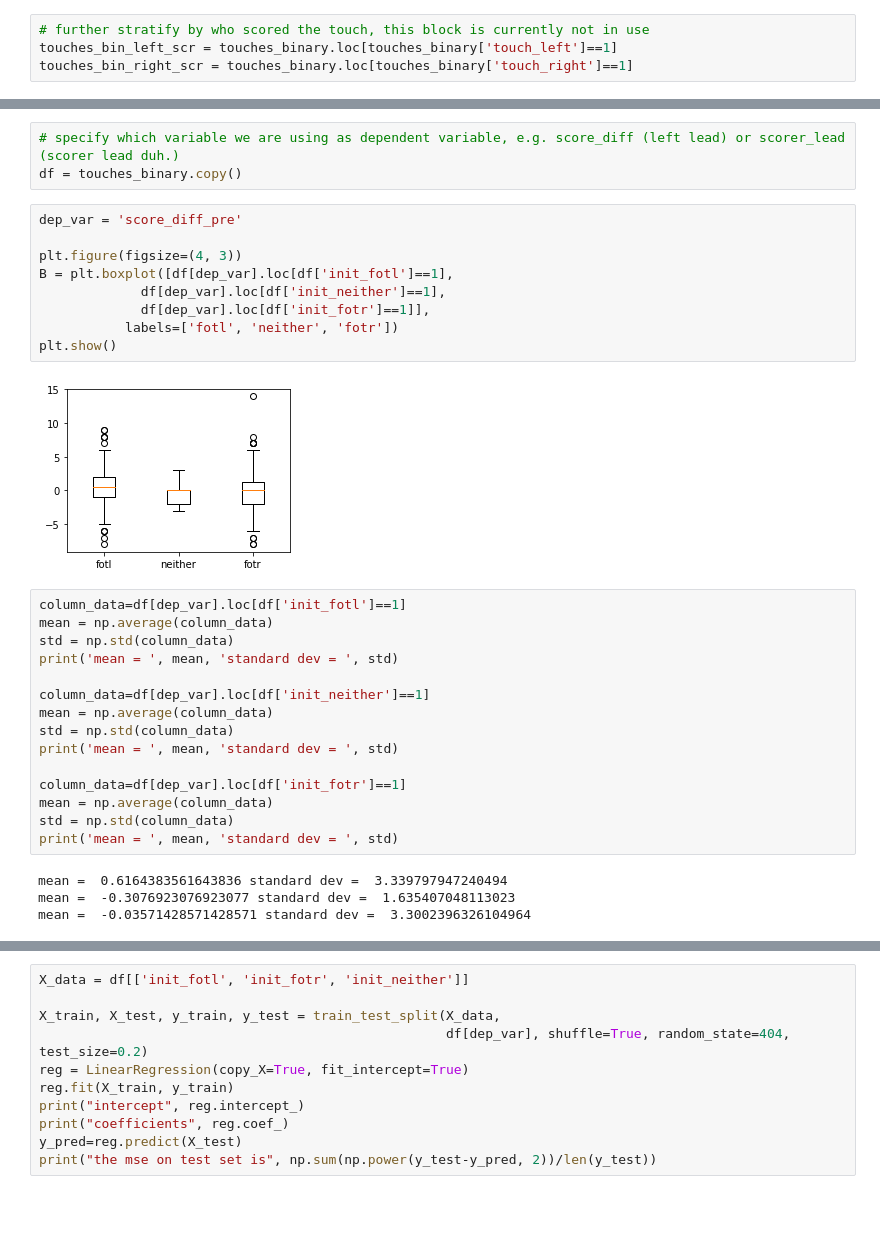
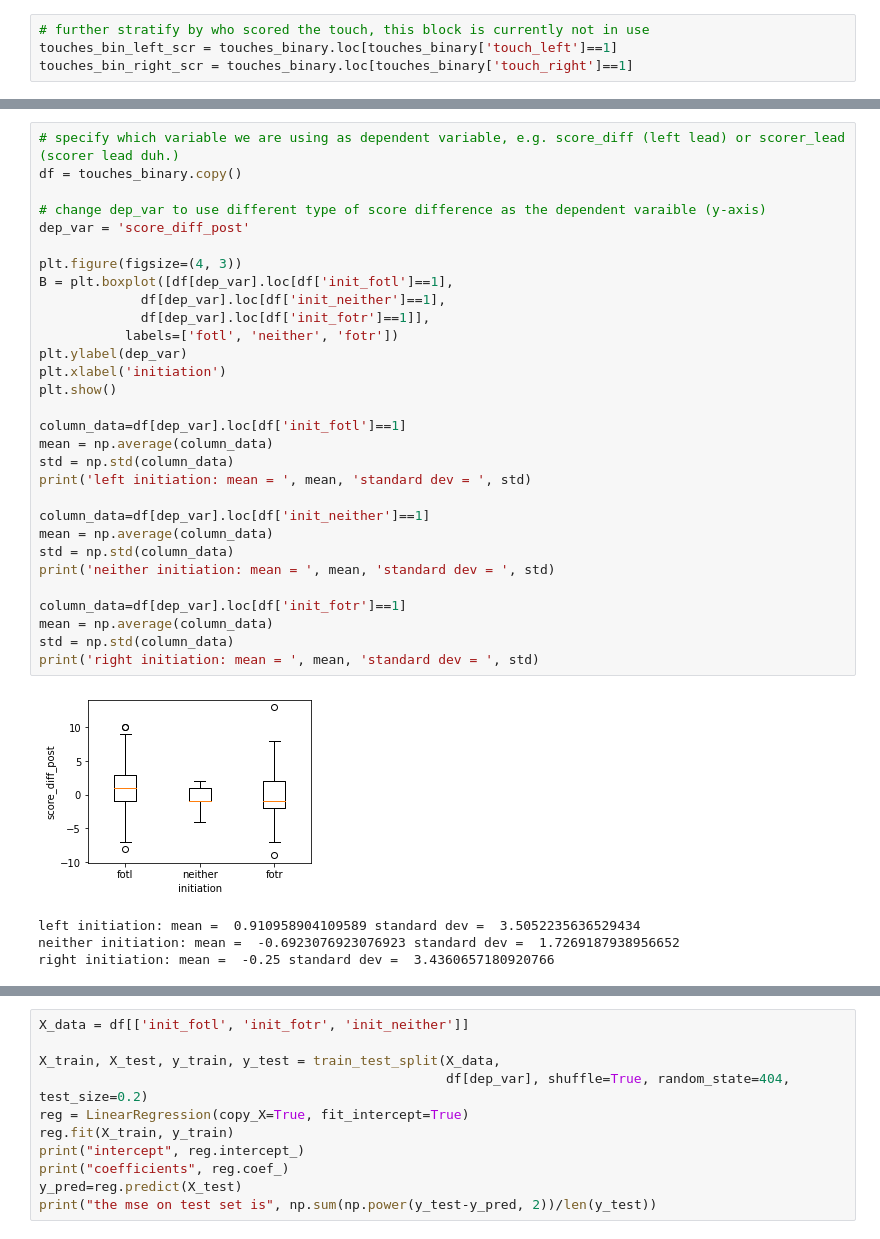
Before and after one commit to KySoza/fencing_2024-data-science-project, a Jupyter notebook: Linear_regression_with_score_differences.ipynb, the cells around one changed output, grey strips where cells are left out. Saved outputs shown, nothing was run; the diff lists cells and outputs as text; blank space fills up the shorter version.

```diff
--- a/Linear_regression_with_score_differences.ipynb
+++ b/Linear_regression_with_score_differences.ipynb
@@ -66,34 +62,36 @@ touches_bin_right_scr = touches_binary.loc[touches_binary['touch_right']==1]
 Variables involved: init_fotl, init_fotr, init_neither, score_diff
-# %%
-# specify which variable we are using as dependent variable, e.g. score_diff (left lead) or scorer_lead (scorer lead duh.)
-df = touches_binary.copy()
-# %%
-dep_var = 'score_diff_pre'
-
-plt.figure(figsize=(4, 3))
-B = plt.boxplot([df[dep_var].loc[df['init_fotl']==1],
-             df[dep_var].loc[df['init_neither']==1],
-             df[dep_var].loc[df['init_fotr']==1]],
-           labels=['fotl', 'neither', 'fotr'])
-plt.show()
-# %% [output]
-[figure, removed]
 # %%
+# specify which variable we are using as dependent variable, e.g. score_diff (left lead) or scorer_lead (scorer lead duh.)
+df = touches_binary.copy()
+
+# change dep_var to use different type of score difference as the dependent varaible (y-axis)
+dep_var = 'score_diff_post'
+
+plt.figure(figsize=(4, 3))
+B = plt.boxplot([df[dep_var].loc[df['init_fotl']==1],
+             df[dep_var].loc[df['init_neither']==1],
+             df[dep_var].loc[df['init_fotr']==1]],
+           labels=['fotl', 'neither', 'fotr'])
+plt.ylabel(dep_var)
+plt.xlabel('initiation')
+plt.show()
+
 column_data=df[dep_var].loc[df['init_fotl']==1]
 mean = np.average(column_data)
 std = np.std(column_data)
-print('mean = ', mean, 'standard dev = ', std)
+print('left initiation: mean = ', mean, 'standard dev = ', std)
 
 column_data=df[dep_var].loc[df['init_neither']==1]
 mean = np.average(column_data)
 std = np.std(column_data)
-print('mean = ', mean, 'standard dev = ', std)
+print('neither initiation: mean = ', mean, 'standard dev = ', std)
 
 column_data=df[dep_var].loc[df['init_fotr']==1]
 mean = np.average(column_data)
 std = np.std(column_data)
-print('mean = ', mean, 'standard dev = ', std)
+print('right initiation: mean = ', mean, 'standard dev = ', std)
 # %% [output]
+[figure, added]
-mean =  0.6164383561643836 standard dev =  3.339797947240494
-mean =  -0.3076923076923077 standard dev =  1.635407048113023
-mean =  -0.03571428571428571 standard dev =  3.3002396326104964
+left initiation: mean =  0.910958904109589 standard dev =  3.5052235636529434
+neither initiation: mean =  -0.6923076923076923 standard dev =  1.7269187938956652
+right initiation: mean =  -0.25 standard dev =  3.4360657180920766
```
Also changed, not shown: parts of 16 cells of this notebook.
